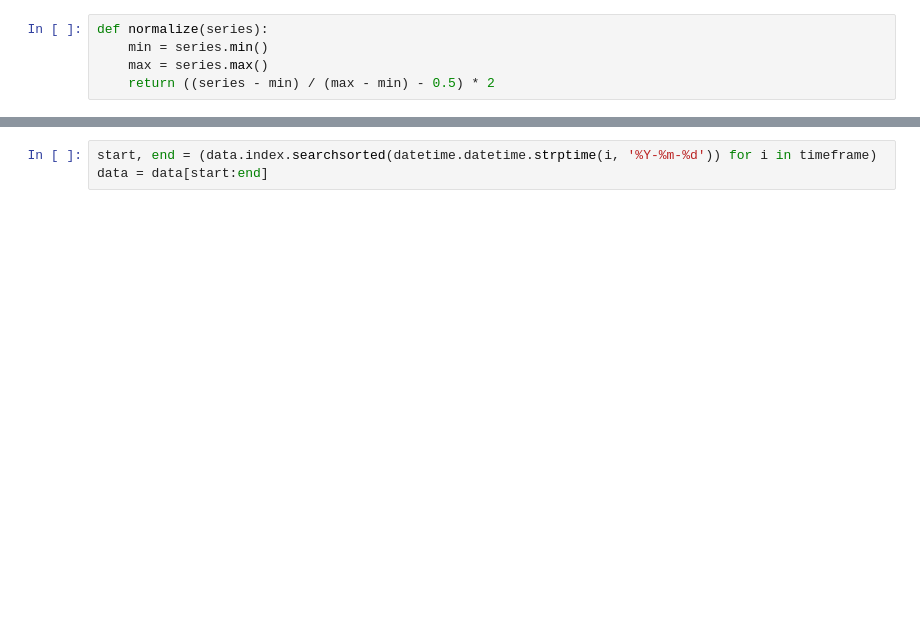
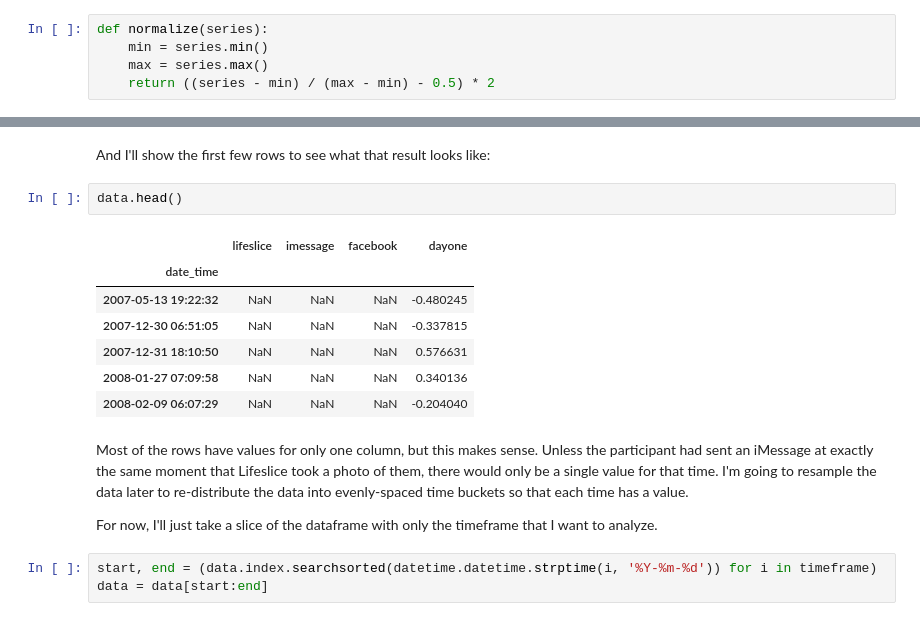
Before and after one commit to cjroth/chronist, a Jupyter notebook: analysis/comparative.ipynb, the cells around one changed output, grey strips where cells are left out. Drawn from its saved outputs; the diff is of its cells as text; blank space fills up the shorter version.

```diff
--- a/analysis/comparative.ipynb
+++ b/analysis/comparative.ipynb
@@ -42,4 +91,20 @@ for dataset in ['imessage', 'facebook', 'dayone', '750words']:
     data = data.merge(series.to_frame(dataset), how='outer', left_index=True, right_index=True)
+# %% [markdown]
+And I'll show the first few rows to see what that result looks like:
+# %%
+data.head()
+# %% [output]
+|  | lifeslice | imessage | facebook | dayone |
+| date_time |  |  |  |  |
+| 2007-05-13 19:22:32 | NaN | NaN | NaN | -0.480245 |
+| 2007-12-30 06:51:05 | NaN | NaN | NaN | -0.337815 |
+| 2007-12-31 18:10:50 | NaN | NaN | NaN | 0.576631 |
+| 2008-01-27 07:09:58 | NaN | NaN | NaN | 0.340136 |
+| 2008-02-09 06:07:29 | NaN | NaN | NaN | -0.204040 |
+# %% [markdown]
+Most of the rows have values for only one column, but this makes sense. Unless the participant had sent an iMessage at exactly the same moment that Lifeslice took a photo of them, there would only be a single value for that time. I'm going to resample the data later to re-distribute the data into evenly-spaced time buckets so that each time has a value.
+
+For now, I'll just take a slice of the dataframe with only the timeframe that I want to analyze.
 # %%
 start, end = (data.index.searchsorted(datetime.datetime.strptime(i, '%Y-%m-%d')) for i in timeframe)
 data = data[start:end]
```
Also changed, not shown: parts of 48 cells of this notebook, 4 other files.
